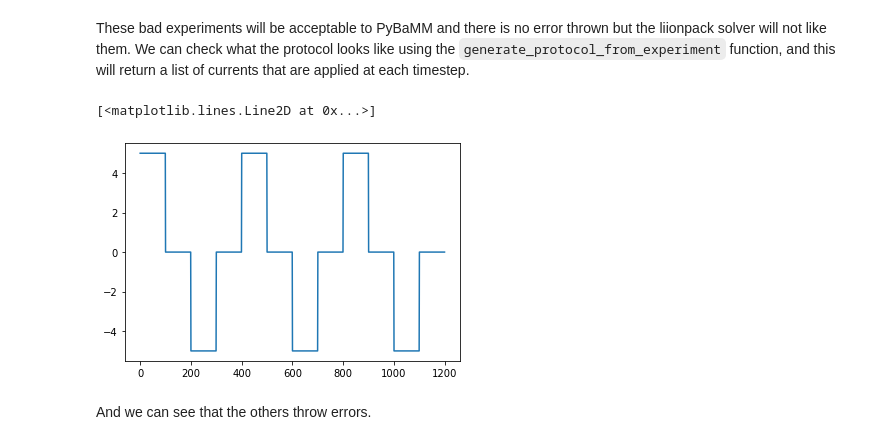
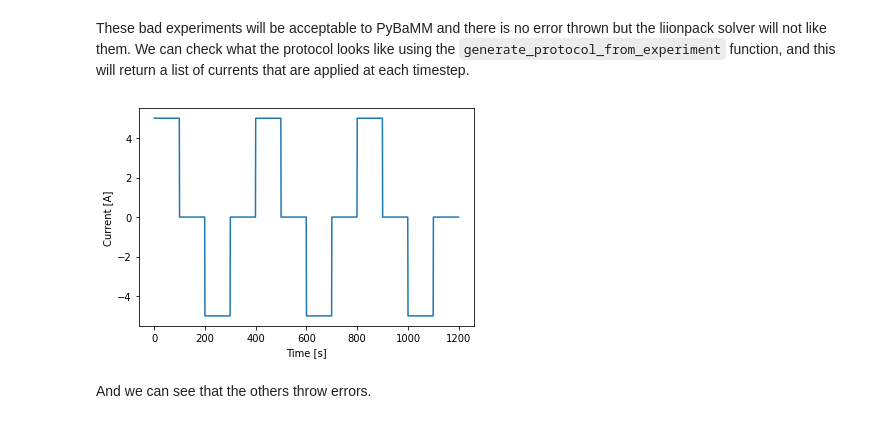
Before and after one commit to pybamm-team/liionpack, a Jupyter notebook: examples/notebooks/03 Experiments.ipynb, the cells around one changed output. Drawn from its saved outputs; the diff is of its cells as text; code cells hidden in the pictures.

```diff
--- a/examples/notebooks/03 Experiments.ipynb
+++ b/examples/notebooks/03 Experiments.ipynb
@@ -88,10 +88,11 @@ These bad experiments will be acceptable to PyBaMM and there is no error thrown
 # %%
 protocol = lp.generate_protocol_from_experiment(experiment)
 plt.figure()
 plt.plot(protocol)
+plt.xlabel("Time [s]")
+plt.ylabel("Current [A]");
 # %% [output]
-[<matplotlib.lines.Line2D at 0x...>]
-[figure, old version]
+[figure, new version]
 # %% [markdown]
 And we can see that the others throw errors.
 # %%
```
Also changed, not shown: parts of 1 cell of this notebook, 8 other files.
